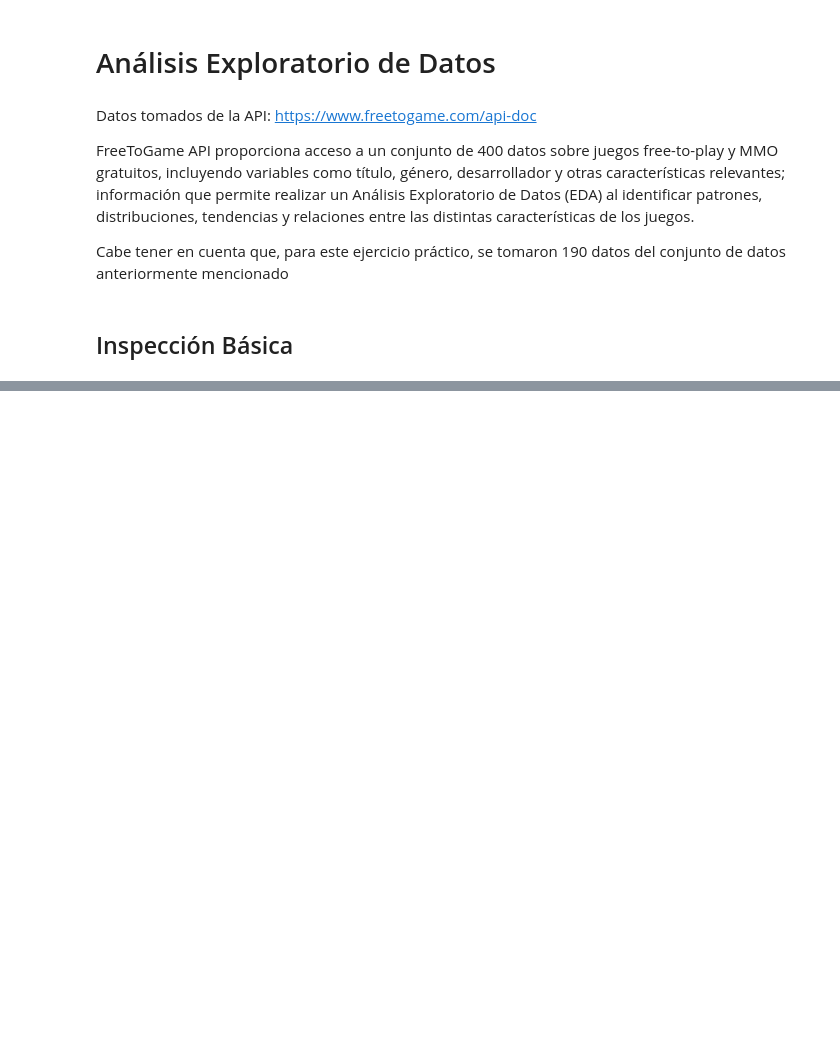
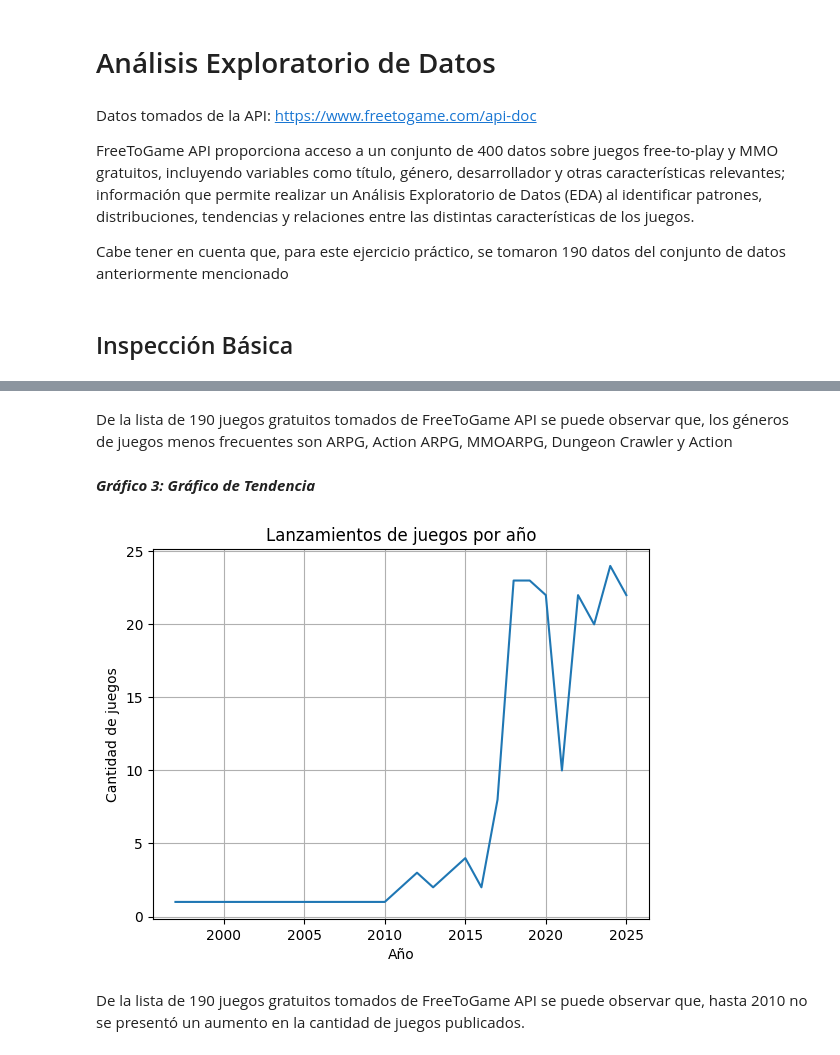
Before and after one commit to NicolasBusch23/taller_4_bases_de_datos, a Jupyter notebook: EDA/analisis.ipynb, the cells around one changed output, grey strips where cells are left out. Saved outputs shown, nothing was run; the diff lists cells and outputs as text; code cells hidden in the pictures; blank space fills up the shorter version.

```diff
--- a/EDA/analisis.ipynb
+++ b/EDA/analisis.ipynb
@@ -16,0 +183,19 @@ FileNotFoundError: [Errno 2] No such file or directory: 'data/transformed/juegos
+# %% [markdown]
+De la lista de 190 juegos gratuitos tomados de FreeToGame API se puede observar que, los géneros de juegos menos frecuentes son ARPG, Action ARPG, MMOARPG, Dungeon Crawler y Action
+# %% [markdown]
+***Gráfico 3: Gráfico de Tendencia***
+# %%
+import matplotlib.pyplot as plt
+year_counts = df["year"].value_counts().sort_index()
+
+plt.figure()
+year_counts.plot()
+plt.title("Lanzamientos de juegos por año")
+plt.xlabel("Año")
+plt.ylabel("Cantidad de juegos")
+plt.grid()
+plt.show()
+# %% [output]
+[figure, added]
+# %% [markdown]
+De la lista de 190 juegos gratuitos tomados de FreeToGame API se puede observar que, hasta 2010 no se presentó un aumento en la cantidad de juegos publicados.
```
Also changed, not shown: parts of 31 cells of this notebook, 1 other file.
